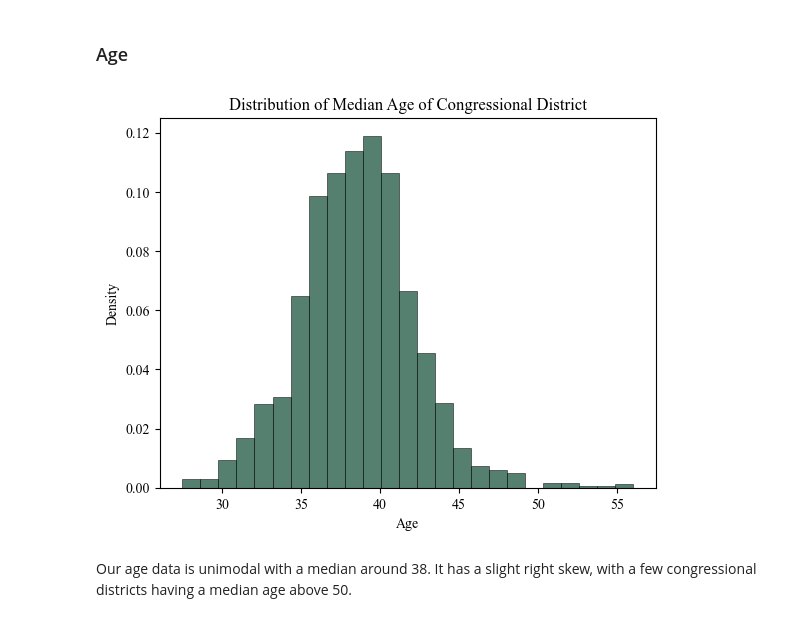
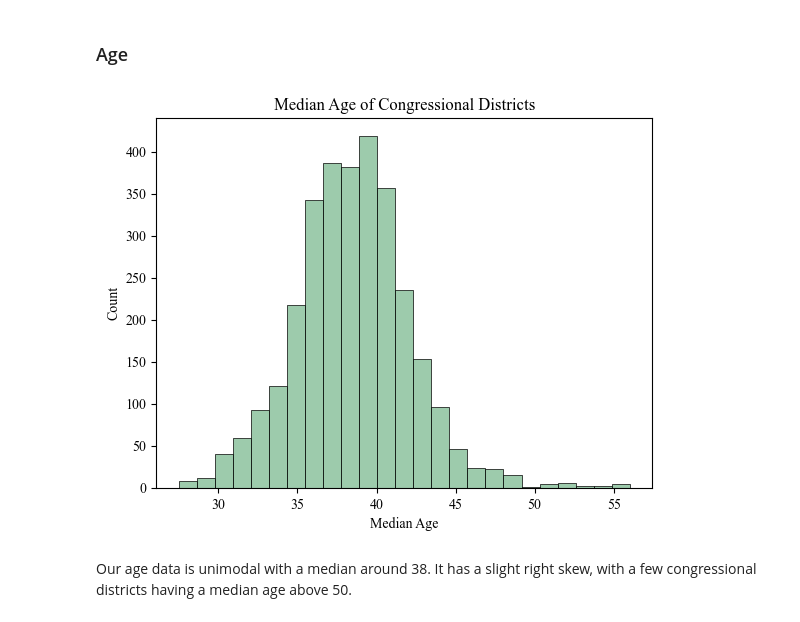
Before and after one commit to fcostell0/DS496Capstone, a Jupyter notebook: EDA/CensusRaceData.ipynb, the cells around one changed output. Drawn from its saved outputs; the diff is of its cells as text; code cells hidden in the pictures.

```diff
--- a/EDA/CensusRaceData.ipynb
+++ b/EDA/CensusRaceData.ipynb
@@ -13,3 +16,6 @@ raceData = pd.read_csv('C:/Users/finco/Documents/GitHub/DS496Capstone/Processed
+# %%
+plt.rcParams['font.family'] = 'Times New Roman'
+sns.set_palette("crest")
 # %% [markdown]
 ### Summary Statistics
 # %%
@@ -32,14 +38,12 @@ A couple things to note here.
 # %% [markdown]
 ### Age
 # %%
-plt.rcParams['font.family'] = 'Times New Roman'
-plt.hist(raceData['MedianAge'], bins=25, density=True, alpha = 0.7, color='#0D4B34', edgecolor = 'black', linewidth = 0.5)
-plt.title('Distribution of Median Age of Congressional District')
-plt.xlabel('Age')
-plt.ylabel('Density')
+sns.histplot(data=raceData['MedianAge'], bins=25, linewidth = 0.5)
+plt.title('Median Age of Congressional Districts')
+plt.xlabel('Median Age')
 plt.show()
 # %% [output]
-[figure, old version]
+[figure, new version]
 # %% [markdown]
 Our age data is unimodal with a median around 38. It has a slight right skew, with a few congressional districts having a median age above 50.
 # %% [markdown]
```
Also changed, not shown: parts of 17 cells of this notebook.
